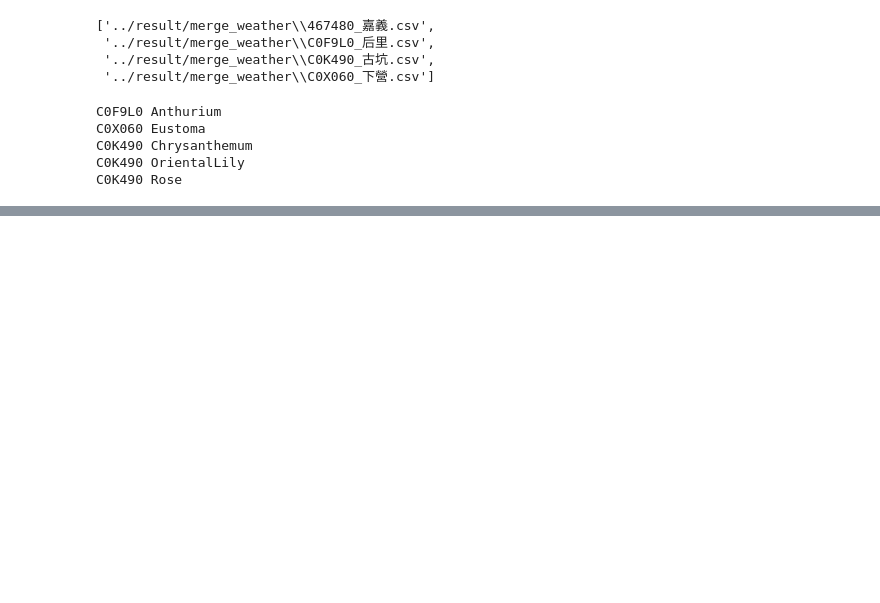
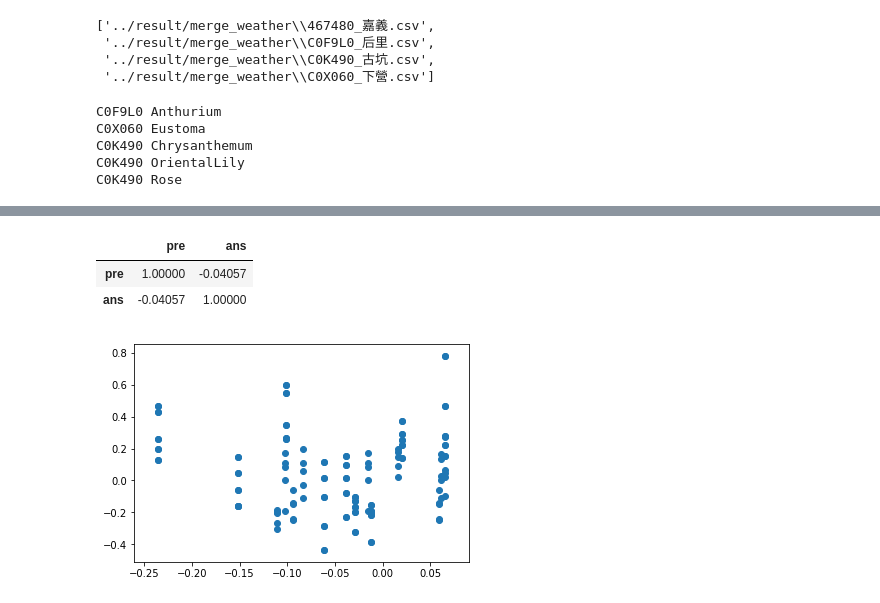
Before and after one commit to dogppatrick/python, a Jupyter notebook: cb105g4/stats_weather_price/001_class_price_pre.ipynb, the cells around one changed output, grey strips where cells are left out. Drawn from its saved outputs; the diff is of its cells as text; code cells hidden in the pictures; blank space fills up the shorter version.

```diff
--- a/cb105g4/stats_weather_price/001_class_price_pre.ipynb
+++ b/cb105g4/stats_weather_price/001_class_price_pre.ipynb
@@ -368,0 +474,8 @@ print(fn_weather, fn_price)
+# %%
+plt.scatter(pre, y_test)
+df.corr()
+# %% [output]
+|  | pre | ans |
+| pre | 1.00000 | -0.04057 |
+| ans | -0.04057 | 1.00000 |
+[figure, added]
```
Also changed, not shown: parts of 5 cells of this notebook, 3 other files.
